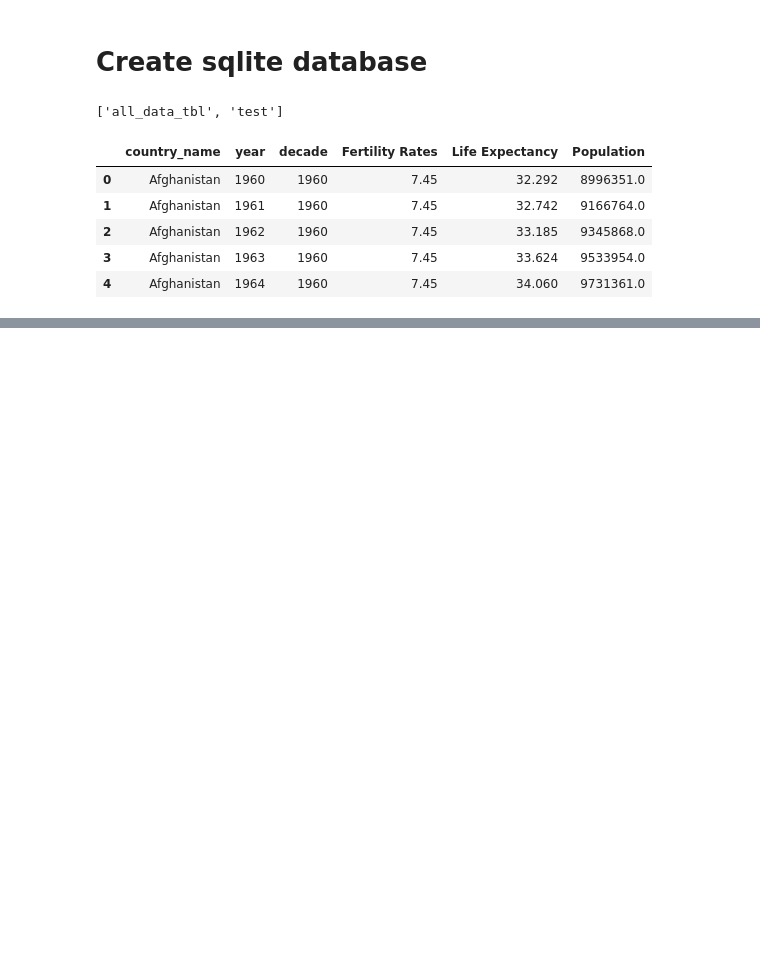
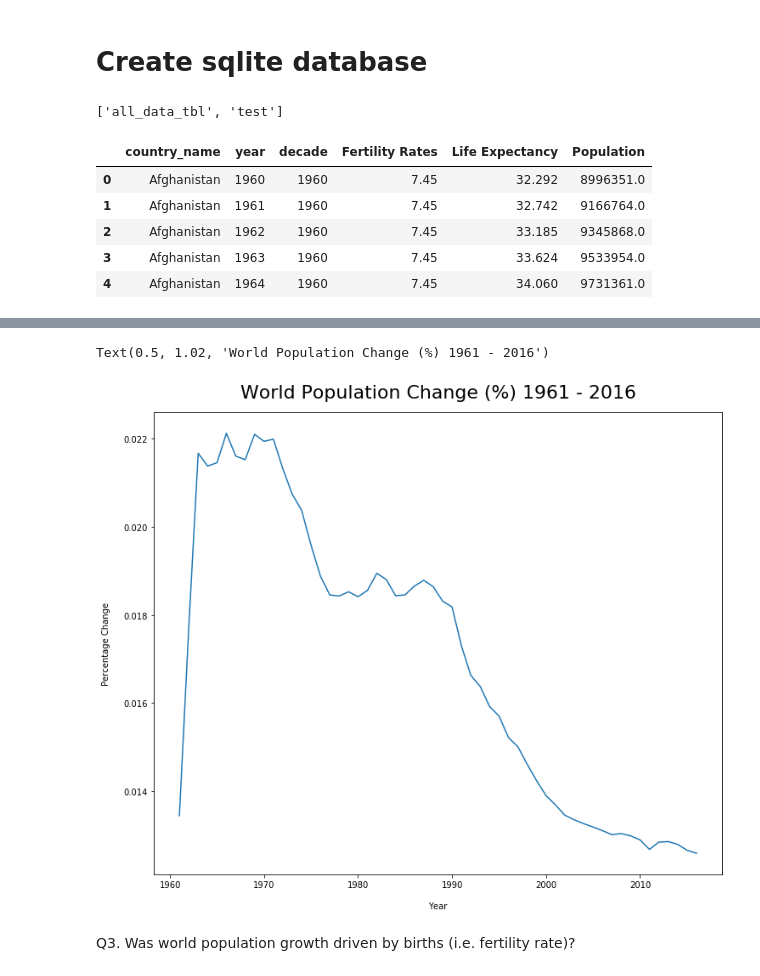
Before and after one commit to Starlinf/ETL_Project, a Jupyter notebook: ETL_pandas.ipynb, the cells around one changed output, grey strips where cells are left out. Saved outputs shown, nothing was run; the diff lists cells and outputs as text; code cells hidden in the pictures; blank space fills up the shorter version.

```diff
--- a/ETL_pandas.ipynb
+++ b/ETL_pandas.ipynb
@@ -273,0 +306,5 @@ pd.read_sql_query('select * from all_data_tbl', con=engine).head()
+# %%
+# Calculate the percentaget change of population
+
+world_pct_df = r3.groupby("year").sum()
+pct_df = world_pct_df.pct_change()
@@ -273,0 +332,16 @@ pd.read_sql_query('select * from all_data_tbl', con=engine).head()
+# %%
+pct_df.reset_index(inplace=True)
+
+x_axis = pct_df['year']
+
+plt.figure(figsize = (12, 10))
+plt.plot(x_axis, pct_df['Population'])
+
+plt.xlabel("Year", labelpad=15)
+plt.ylabel("Percentage Change", labelpad=15)
+plt.title("World Population Change (%) 1961 - 2016", y=1.02, fontsize=22)
+# %% [output]
+Text(0.5, 1.02, 'World Population Change (%) 1961 - 2016')
+[figure, added]
+# %% [markdown]
+Q3. Was world population growth driven by births (i.e. fertility rate)?
```
Also changed, not shown: parts of 26 cells of this notebook.
